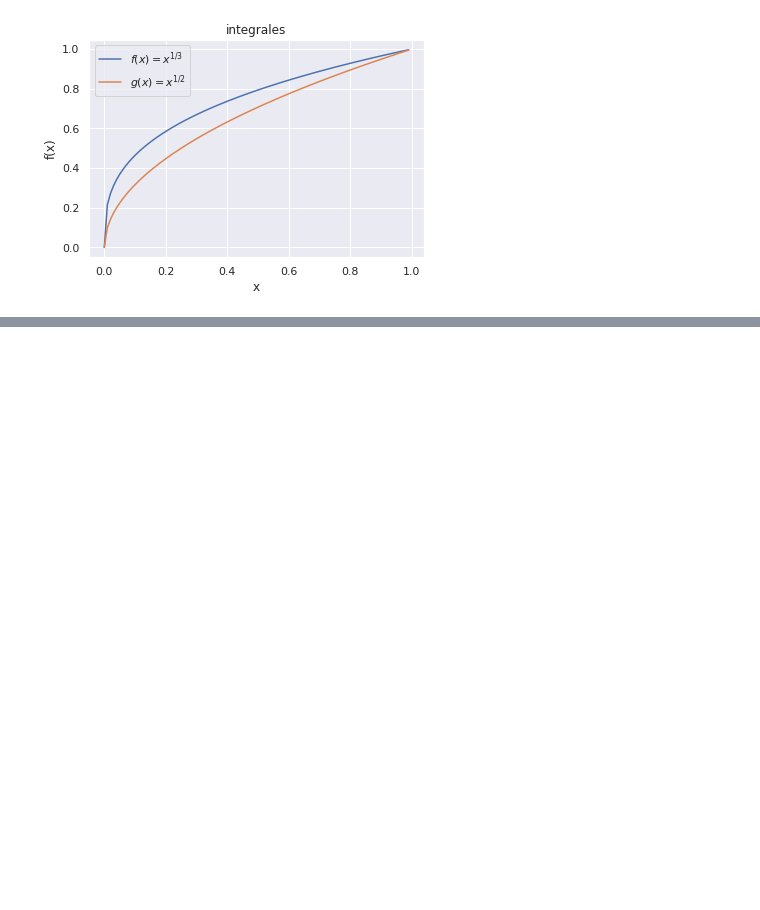
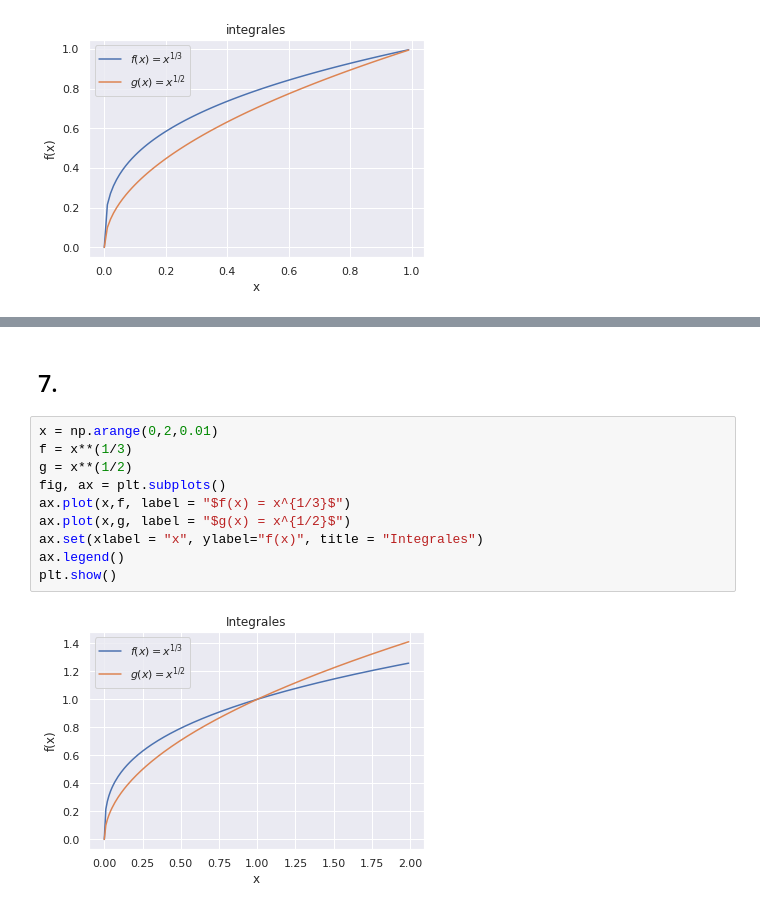
Before and after one commit to IamFode/matematicas, a Jupyter notebook: calculo/tom_apostol/python/2.4_ejercicios.ipynb, the cells around one changed output, grey strips where cells are left out. Cells and saved outputs as stored; diff of their text form; blank space fills up the shorter version.

```diff
--- a/calculo/tom_apostol/python/2.4_ejercicios.ipynb
+++ b/calculo/tom_apostol/python/2.4_ejercicios.ipynb
@@ -83,0 +96,14 @@ plt.show()
+# %% [markdown]
+## 7.
+# %%
+x = np.arange(0,2,0.01)
+f = x**(1/3)
+g = x**(1/2)
+fig, ax = plt.subplots()
+ax.plot(x,f, label = "$f(x) = x^{1/3}$")
+ax.plot(x,g, label = "$g(x) = x^{1/2}$")
+ax.set(xlabel = "x", ylabel="f(x)", title = "Integrales")
+ax.legend()
+plt.show()
+# %% [output]
+[figure, added]
```
Also changed, not shown: parts of 1 cell of this notebook, 8 other files.
